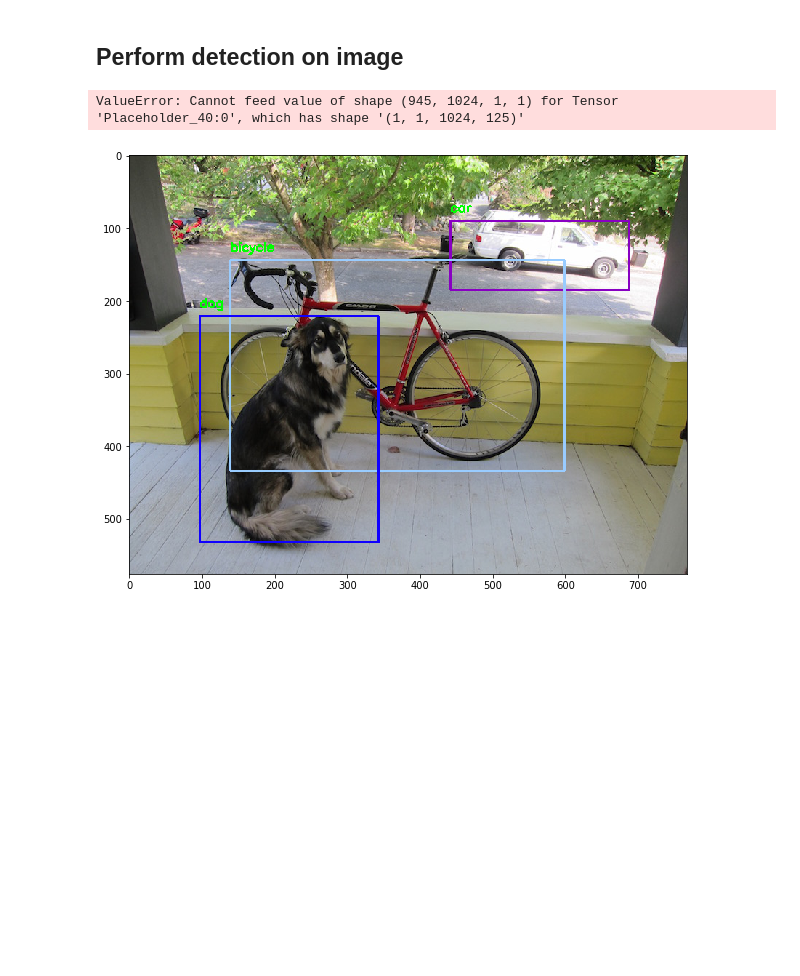
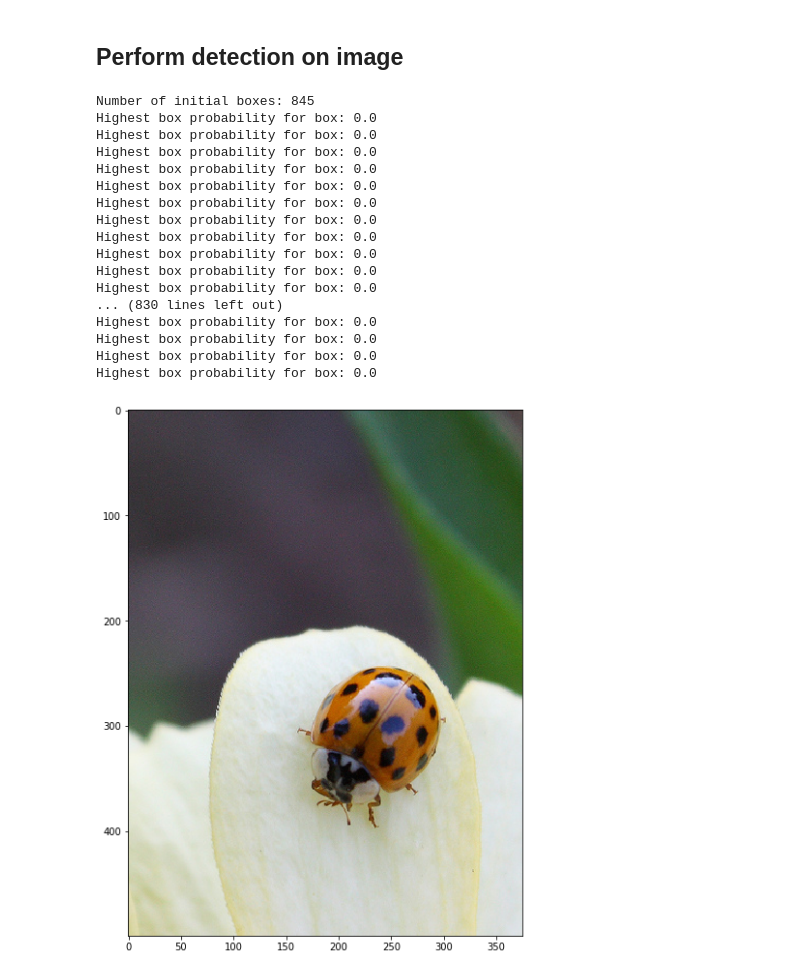
Before and after one commit to joycex99/tiny-yolo-keras, a Jupyter notebook: Tiny Yolo Keras.ipynb, the cells around one changed output. Drawn from its saved outputs; the diff is of its cells as text; code cells hidden in the pictures; blank space fills up the shorter version.

Commit message:
Update for imagenet specific retraining

```diff
--- a/Tiny Yolo Keras.ipynb
+++ b/Tiny Yolo Keras.ipynb
@@ -272,7 +227,7 @@ def custom_loss(y_true, y_pred):
 
     weight_conf = SCALE_NOOB * (1. - true_box_conf) + SCALE_CONF * true_box_conf
 
-    weight_prob = tf.concat(IMAGENET_CLASS * [true_box_conf], 4)
+    weight_prob = tf.concat(CLASS * [true_box_conf], 4)
     weight_prob = SCALE_PROB * weight_prob
 
     weight = tf.concat([weight_coor, weight_conf, weight_prob], 4)
@@ -281,7 +236,7 @@ def custom_loss(y_true, y_pred):
     ### Finalize the loss
     loss = tf.pow(y_pred - y_true, 2)
     loss = loss * weight
-    loss = tf.reshape(loss, [-1, GRID_W*GRID_H*BOX*(4 + 1 + IMAGENET_CLASS)])
+    loss = tf.reshape(loss, [-1, GRID_W*GRID_H*BOX*(4 + 1 + CLASS)])
     loss = tf.reduce_sum(loss, 1)
     loss = .5 * tf.reduce_mean(loss)
 
@@ -303,7 +254,7 @@ connecting_layer
 # %%
-top_model = Conv2D(BOX * (4 + 1 + IMAGENET_CLASS), (1, 1), strides=(1, 1), kernel_initializer='he_normal') (connecting_layer)
+top_model = Conv2D(BOX * (4 + 1 + CLASS), (1, 1), strides=(1, 1), kernel_initializer='he_normal') (connecting_layer)
 top_model = Activation('linear') (top_model)
-top_model = Reshape((GRID_H, GRID_W, BOX, 4 + 1 + IMAGENET_CLASS)) (top_model)
+top_model = Reshape((GRID_H, GRID_W, BOX, 4 + 1 + CLASS)) (top_model)
 # %%
 new_model = Model(model.input, top_model)
 # %%
@@ -348,16 +285,13 @@ img, all_obj = aug_img(imagenet_anns[2720], task="imagenet")
 # %%
-#tb_counter  = max([int(num) for num in os.listdir('../logs/yolo/')] or [0]) + 1
-#tensorboard = TensorBoard(log_dir='../logs/yolo/' + str(tb_counter), histogram_freq=0, write_graph=True, write_images=False)
-
 sgd = SGD(lr=0.00001, decay=0.0005, momentum=0.9)
 #adam = Adam(lr=0.001, beta_1=0.9, beta_2=0.999, epsilon=1e-08, decay=0.0)
 
 new_model.compile(loss=custom_loss, optimizer=sgd)
-new_model.fit_generator(data_gen(imagenet_anns, imagenet_labels, IMAGENET_CLASS, BATCH_SIZE, task="imagenet"),
-                    int(len(imagenet_anns)/BATCH_SIZE),
+new_model.fit_generator(data_gen(anns, BATCH_SIZE),
+                    int(len(anns)/BATCH_SIZE),
                     epochs = 100,
                     verbose = 2,
-                    callbacks = [early_stop, checkpoint], #tensorboard
+                    callbacks = [early_stop, checkpoint],
                     max_q_size = 3)
 # %% [output]
 Y_pred shape: (?, 13, 13, 5, 189)
@@ -385,6 +318,4 @@ Epoch 00008: early stopping
 # %% [markdown]
 ## Perform detection on image
 # %%
-model.load_weights("weights.hdf5")
+new_model.load_weights("weights.hdf5")
-# %% [output]
-ValueError: Cannot feed value of shape (945, 1024, 1, 1) for Tensor 'Placeholder_40:0', which has shape '(1, 1, 1024, 125)'
@@ -391,17 +324,34 @@ ValueError: Cannot feed value of shape (945, 1024, 1, 1) for Tensor 'Placeholder
 # %%
-image = cv2.imread('images/dog.jpg')
+image = cv2.imread('imagenet_samples/ILSVRC2014_train_00000124.JPEG')
 
 plt.figure(figsize=(10,10))
 
 input_image = cv2.resize(image, (416, 416))
 input_image = input_image / 255.
 input_image = input_image[:,:,::-1]
 input_image = np.expand_dims(input_image, 0)
 
-netout = model.predict(input_image)
+netout = new_model.predict(input_image)
 
 #print netout
 image = interpret_netout(image, netout[0])
 plt.imshow(image[:,:,::-1]); plt.show()
 # %% [output]
+Number of initial boxes: 845
+Highest box probability for box: 0.0
+Highest box probability for box: 0.0
+Highest box probability for box: 0.0
+Highest box probability for box: 0.0
+Highest box probability for box: 0.0
+Highest box probability for box: 0.0
+Highest box probability for box: 0.0
+Highest box probability for box: 0.0
+Highest box probability for box: 0.0
+Highest box probability for box: 0.0
+Highest box probability for box: 0.0
+... (830 lines left out)
+Highest box probability for box: 0.0
+Highest box probability for box: 0.0
+Highest box probability for box: 0.0
+Highest box probability for box: 0.0
-[figure, old version]
+[figure, new version]
```
Also changed, not shown: parts of 22 cells of this notebook, 6 other files.
